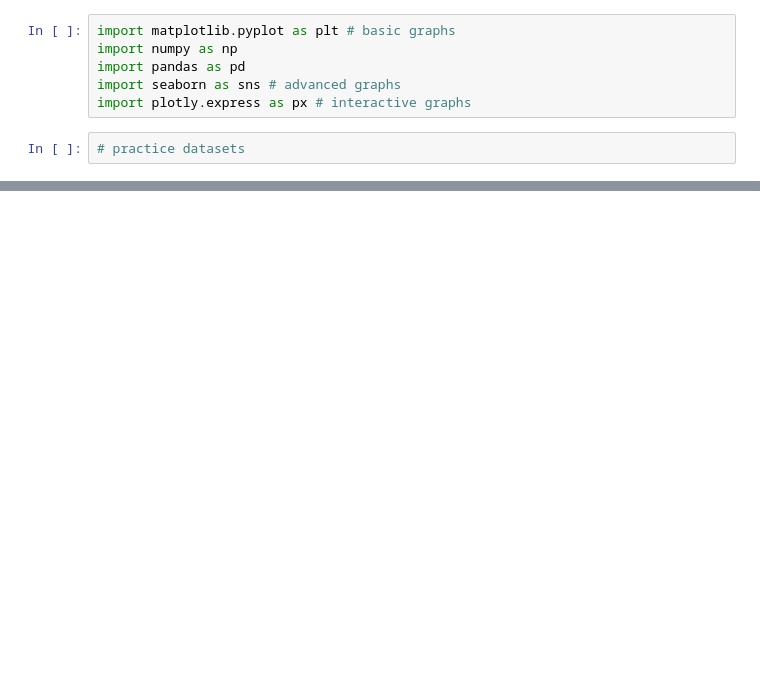
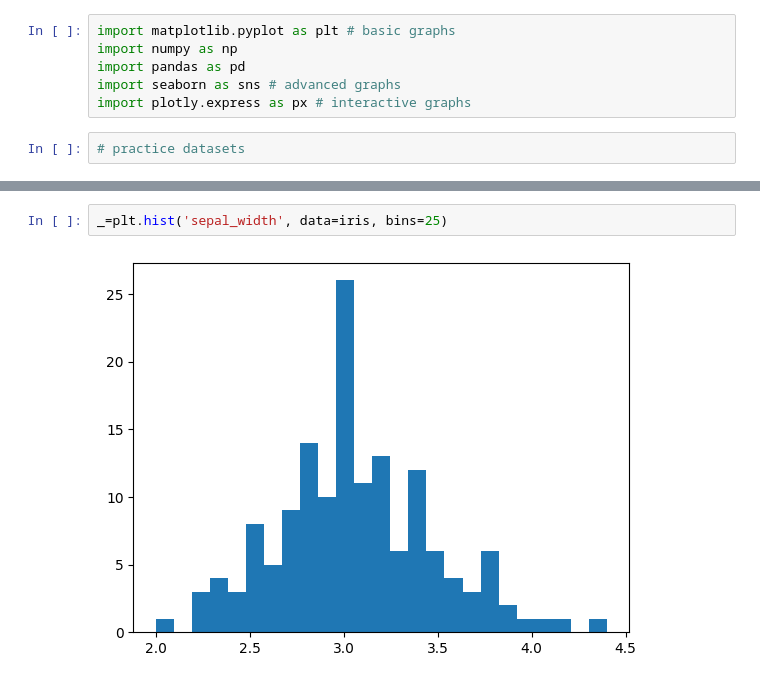
Before and after one commit to Utkash12/digipodium, a Jupyter notebook: data analysis/graphs.ipynb, the cells around one changed output, grey strips where cells are left out. Cells and saved outputs as stored; diff of their text form; blank space fills up the shorter version.

```diff
--- a/data analysis/graphs.ipynb
+++ b/data analysis/graphs.ipynb
@@ -25,0 +63,4 @@ iris
+# %%
+_=plt.hist('sepal_width', data=iris, bins=25)
+# %% [output]
+[figure, added]
```
Also changed, not shown: parts of 11 cells of this notebook.
